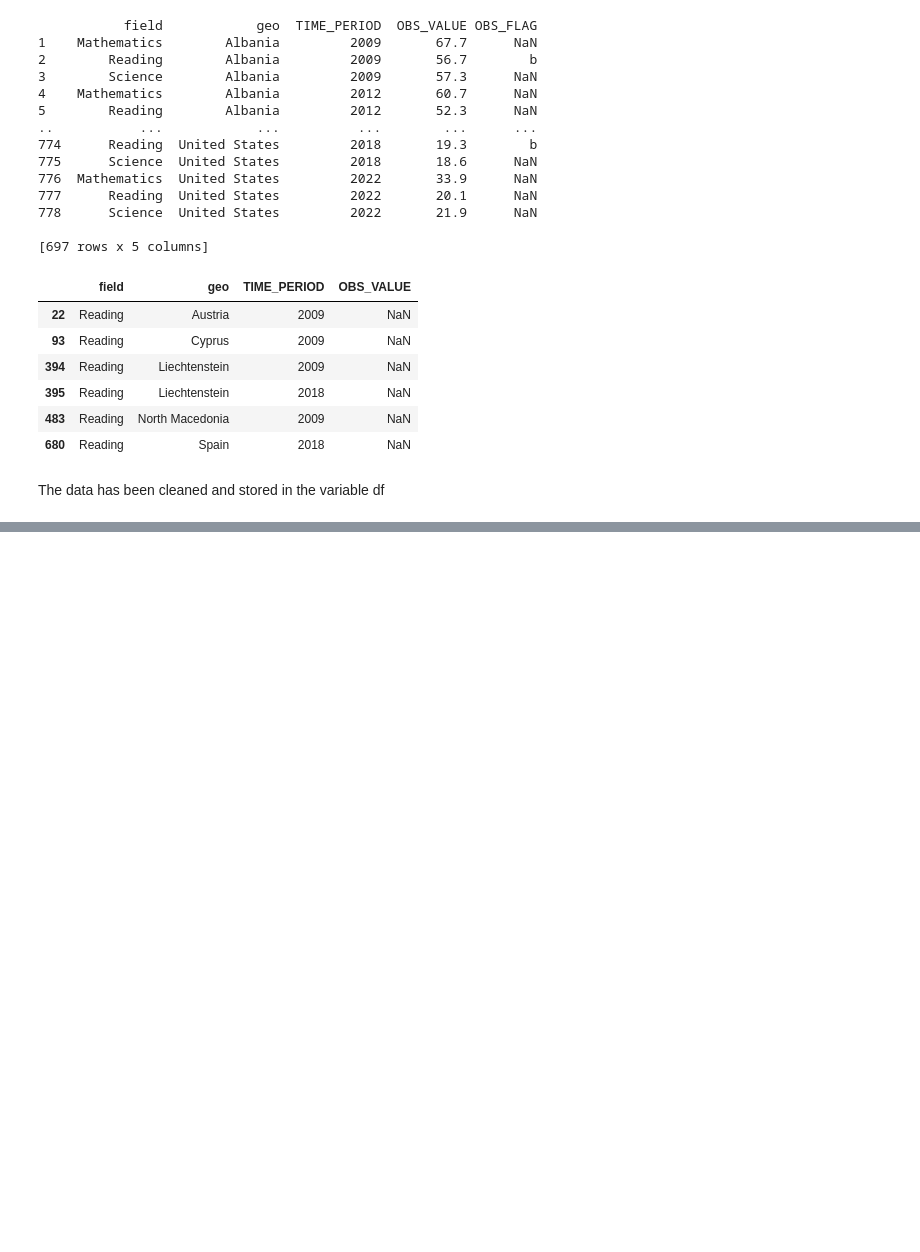
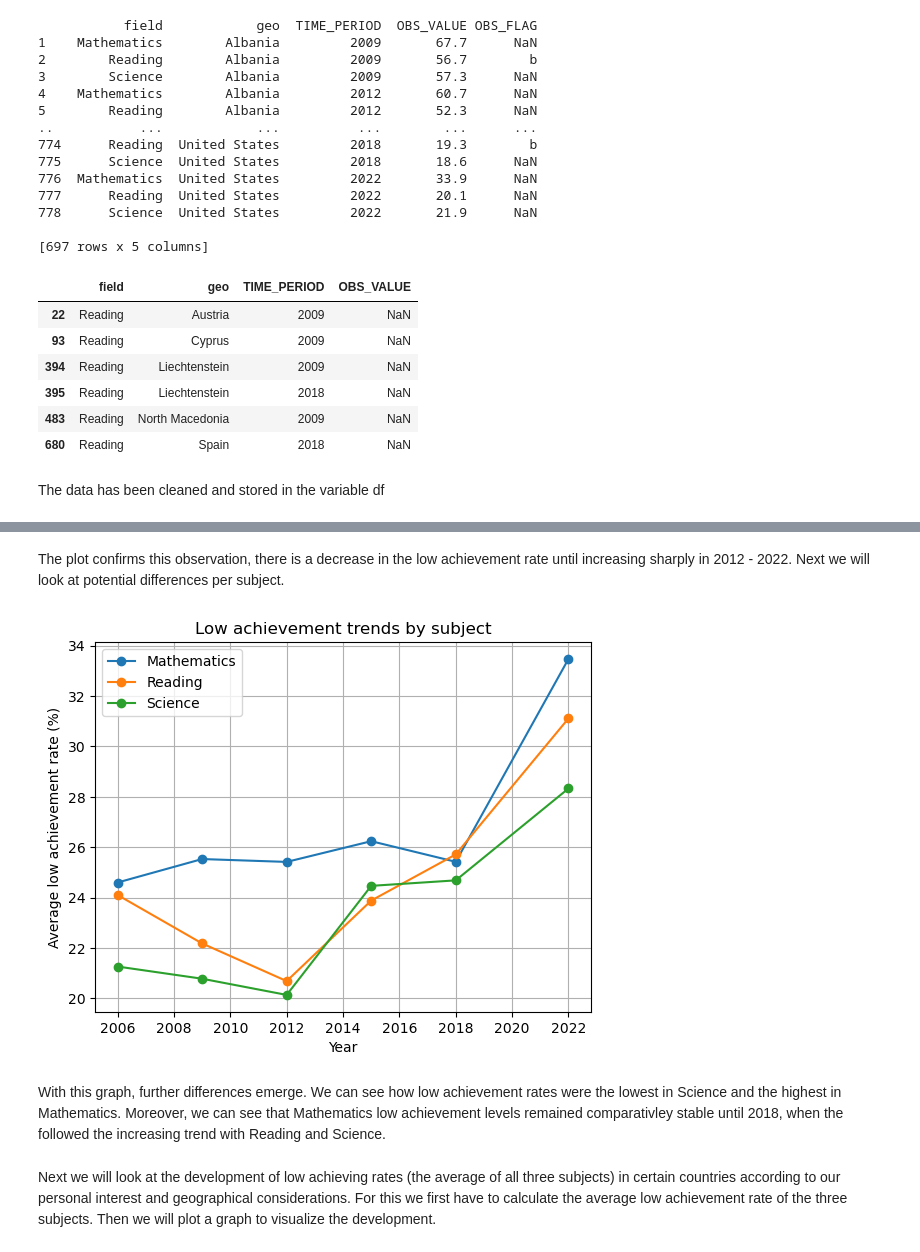
Before and after one commit to whatamIevendoing-213/PISAProject, a Jupyter notebook: shared_notebook.ipynb, the cells around one changed output, grey strips where cells are left out. Drawn from its saved outputs; the diff is of its cells as text; code cells hidden in the pictures; blank space fills up the shorter version.

```diff
--- a/shared_notebook.ipynb
+++ b/shared_notebook.ipynb
@@ -78,0 +137,22 @@ The data has been cleaned and stored in the variable df
+# %% [markdown]
+The plot confirms this observation, there is a decrease in the low achievement rate until increasing sharply in 2012 - 2022. Next we will look at potential differences per subject.
+# %%
+subject_trend = df.groupby(["TIME_PERIOD", "field"])["OBS_VALUE"].mean().reset_index()
+
+for subject in subject_trend["field"].unique():
+    temp = subject_trend[subject_trend["field"] == subject]
+    plt.plot(temp["TIME_PERIOD"], temp["OBS_VALUE"], marker="o", label=subject)
+
+plt.xlabel("Year")
+plt.ylabel("Average low achievement rate (%)")
+plt.title("Low achievement trends by subject")
+plt.legend()
+plt.grid(True)
+plt.show()
+# plotting the trends of low-achieving students in PISA over the years by subject
+# %% [output]
+[figure, added]
+# %% [markdown]
+With this graph, further differences emerge. We can see how low achievement rates were the lowest in Science and the highest in Mathematics. Moreover, we can see that Mathematics low achievement levels remained comparativley stable until 2018, when the followed the increasing trend with Reading and Science.
+# %% [markdown]
+Next we will look at the development of low achieving rates (the average of all three subjects) in certain countries according to our personal interest and geographical considerations. For this we first have to calculate the average low achievement rate of the three subjects. Then we will plot a graph to visualize the development.
```
Also changed, not shown: parts of 15 cells of this notebook.
